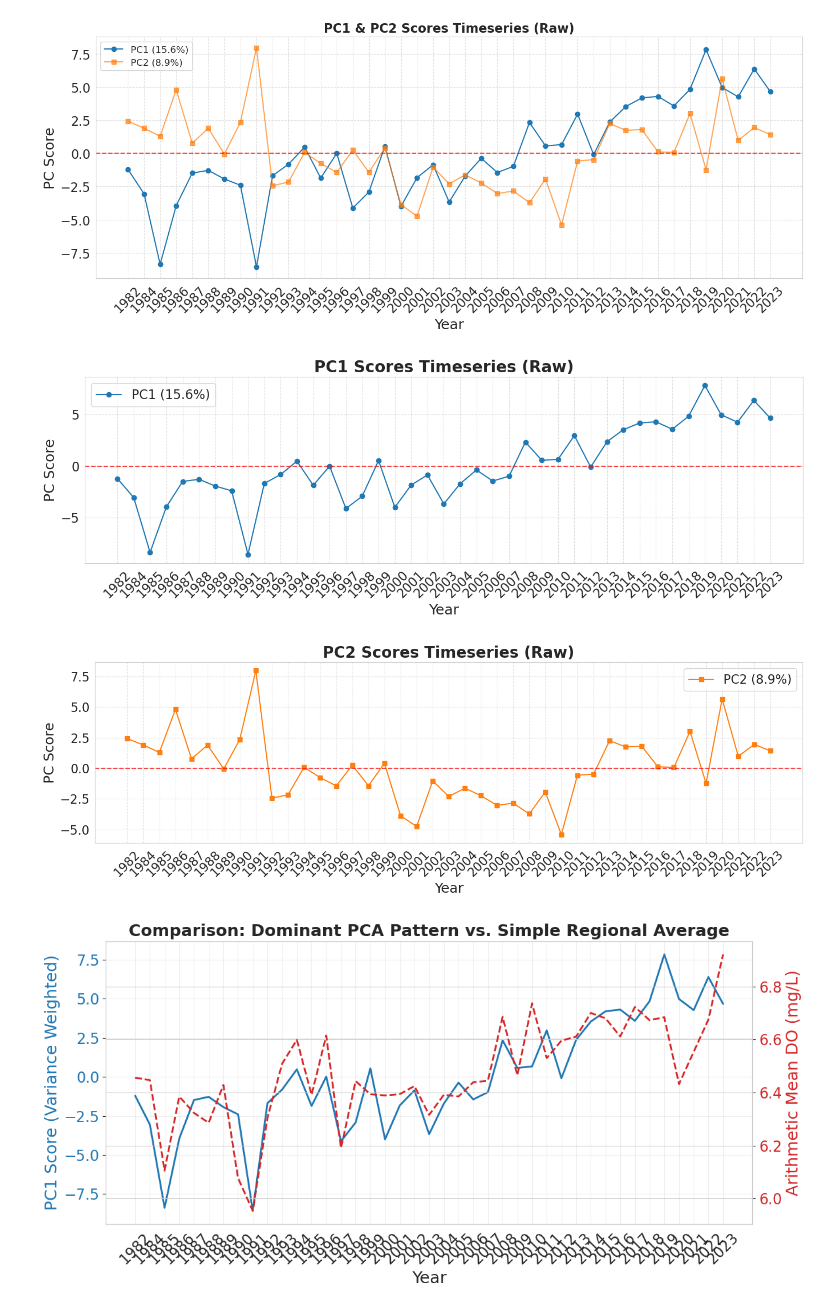
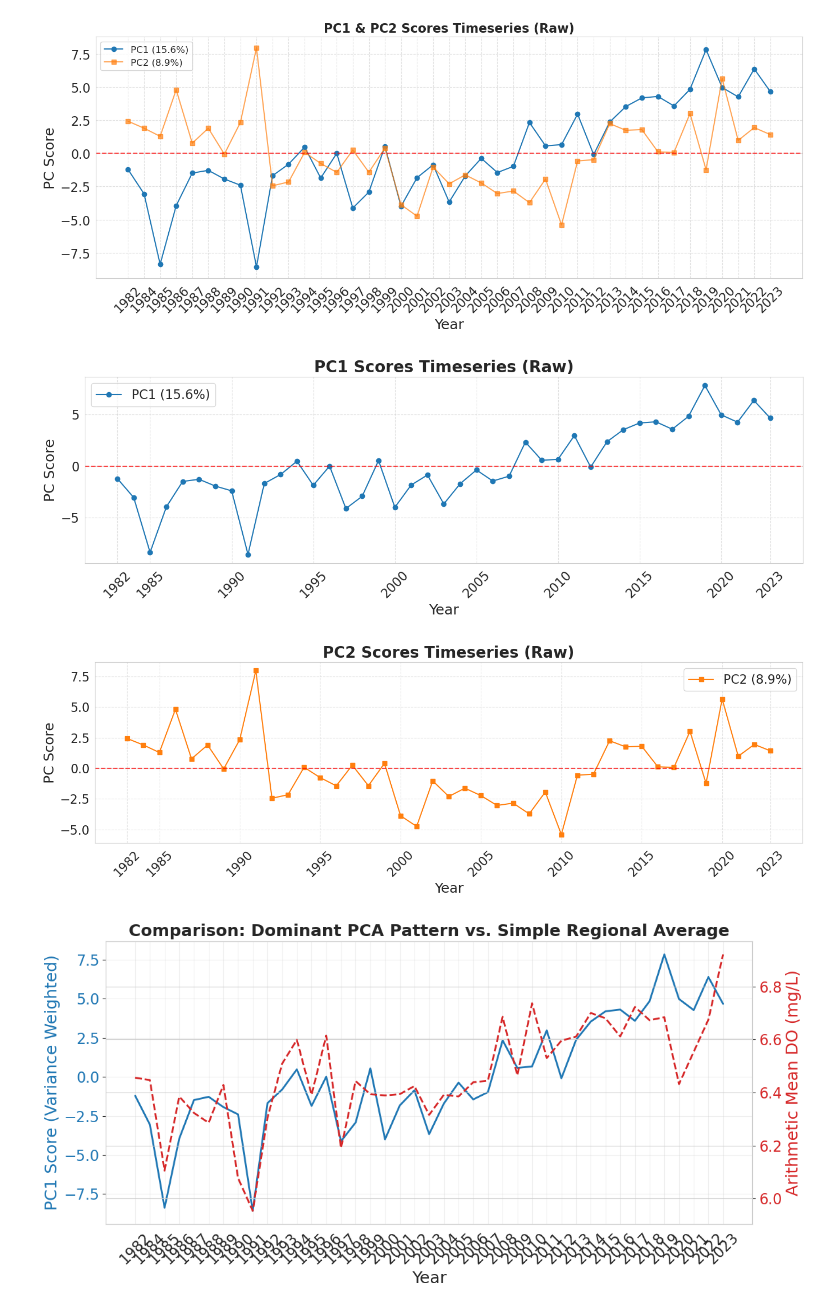
Before and after one commit to reyhanstig/SIS_Analysis_WSL, a Jupyter notebook: notebooks/pipeline/10_PCA_Analysis.ipynb, the cells around one changed output. Cells and saved outputs as stored; diff of their text form; code cells hidden in the pictures.

```diff
--- a/notebooks/pipeline/10_PCA_Analysis.ipynb
+++ b/notebooks/pipeline/10_PCA_Analysis.ipynb
@@ -314,40 +314,47 @@ plt.show()
 # %% [output]
 [figure]
 # %%
+# 1. Determine dynamic tick years (first year, last year, and 5-year increments from 1985 to 2020)
+first_year = scores_df.index[0]
+last_year = scores_df.index[-1]
+target_type = type(first_year)
+mid_ticks = [target_type(y) for y in range(1985, 2021, 5) if target_type(y) in scores_df.index]
+tick_years = sorted(list(set([first_year] + mid_ticks + [last_year])), key=lambda x: int(x))
+
 # --- Figure 1: PC1 Scores ---
 plt.figure(figsize=(14, 5))
 plt.plot(scores_df.index, scores_df['PC1'],
          label=f'PC1 ({explained_variance[0]*100:.1f}%)',
          color='tab:blue', marker='o')
 plt.axhline(y=0, color='red', linestyle='--', alpha=0.7)
 plt.title(f"PC1 Scores Timeseries ({'Standardized' if USE_STANDARDIZED_DATA else 'Raw'})",
           fontsize=20, fontweight='bold')
 plt.xlabel("Year")
 plt.ylabel("PC Score")
-plt.xticks(scores_df.index[::1], rotation=45)
+plt.xticks(tick_years, rotation=45)
 plt.grid(True, linestyle='--', alpha=0.6)
 plt.legend(fontsize=16)
 plt.tight_layout()
 plt.show()
 
 # --- Figure 2: PC2 Scores ---
 plt.figure(figsize=(14, 5))
 plt.plot(scores_df.index, scores_df['PC2'],
          label=f'PC2 ({explained_variance[1]*100:.1f}%)',
          color='tab:orange', marker='s')
 plt.axhline(y=0, color='red', linestyle='--', alpha=0.7)
 plt.title(f"PC2 Scores Timeseries ({'Standardized' if USE_STANDARDIZED_DATA else 'Raw'})",
           fontsize=20, fontweight='bold')
 plt.xlabel("Year")
 plt.ylabel("PC Score")
-plt.xticks(scores_df.index[::1], rotation=45)
+plt.xticks(tick_years, rotation=45)
 plt.grid(True, linestyle='--', alpha=0.6)
 plt.legend(fontsize=16)
 plt.tight_layout()
 plt.show()
 # %% [output]
-[figure, old version]
+[figure, new version]
-[figure, old version]
+[figure, new version]
 # %%
 # --- Sanity Check: PC Scores vs. Arithmetic Mean ---
 
```
